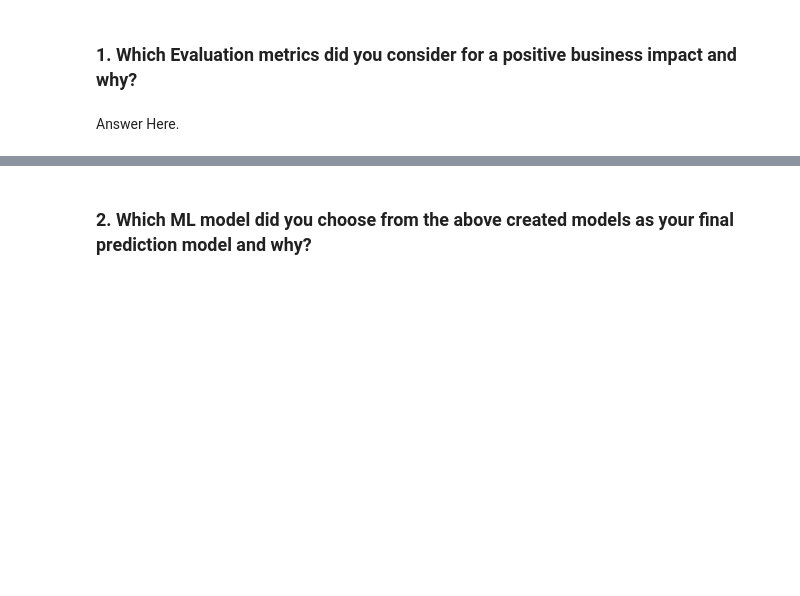
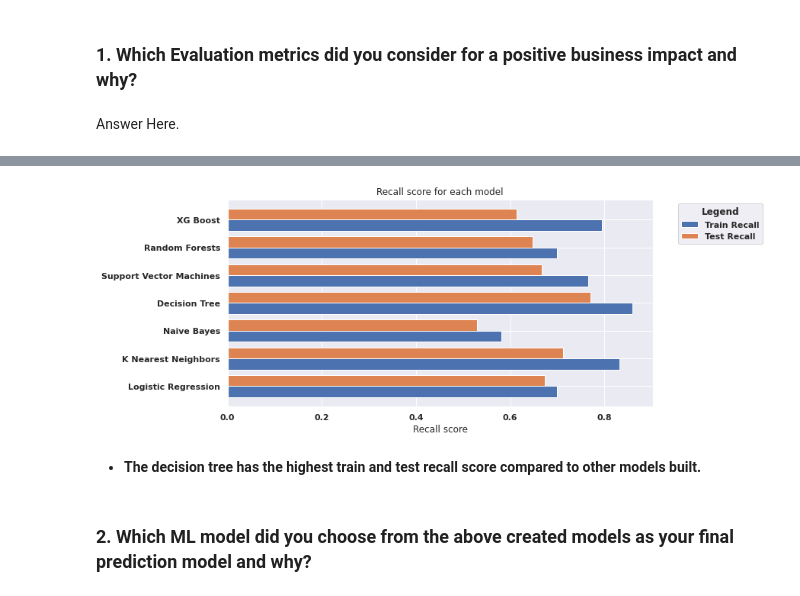
Before and after one commit to Sairam307/ML-Cardiovascular-Risk-Prediction, a Jupyter notebook: Cardiovascular_Risk_Prediction_ML_classification_.ipynb, the cells around one changed output, grey strips where cells are left out. Cells and saved outputs as stored; diff of their text form; code cells hidden in the pictures; blank space fills up the shorter version.

```diff
--- a/Cardiovascular_Risk_Prediction_ML_classification_.ipynb
+++ b/Cardiovascular_Risk_Prediction_ML_classification_.ipynb
@@ -2237,3 +2445,25 @@ Answer Here.
+# %%
+# Plotting Recall scores
+
+ML_models = ['Logistic Regression','K Nearest Neighbors','Naive Bayes','Decision Tree','Support Vector Machines','Random Forests','XG Boost']
+train_recalls = [lr_train_recall,knn_train_recall,nb_train_recall,dt_train_recall,svm_train_recall,rf_train_recall,xgb_train_recall]
+test_recalls = [lr_test_recall,knn_test_recall,nb_test_recall,dt_test_recall,svm_test_recall,rf_test_recall,xgb_test_recall]
+
+X_axis = np.arange(len(ML_models))
+
+plt.figure(figsize=(10,5))
+plt.barh(X_axis - 0.2, train_recalls, 0.4, label = 'Train Recall')
+plt.barh(X_axis + 0.2, test_recalls, 0.4, label = 'Test Recall')
+
+plt.yticks(X_axis,ML_models)
+plt.xlabel("Recall score")
+plt.title("Recall score for each model")
+plt.legend(bbox_to_anchor=(1.05, 1), loc='upper left',title='Legend')
+plt.show()
+# %% [output]
+[figure, added]
+# %% [markdown]
+* **The decision tree has the highest train and test recall score compared to other models built.**
 # %% [markdown]
 ### 2. Which ML model did you choose from the above created models as your final prediction model and why?
 # %% [markdown]
```
Also changed, not shown: parts of 46 cells of this notebook.
